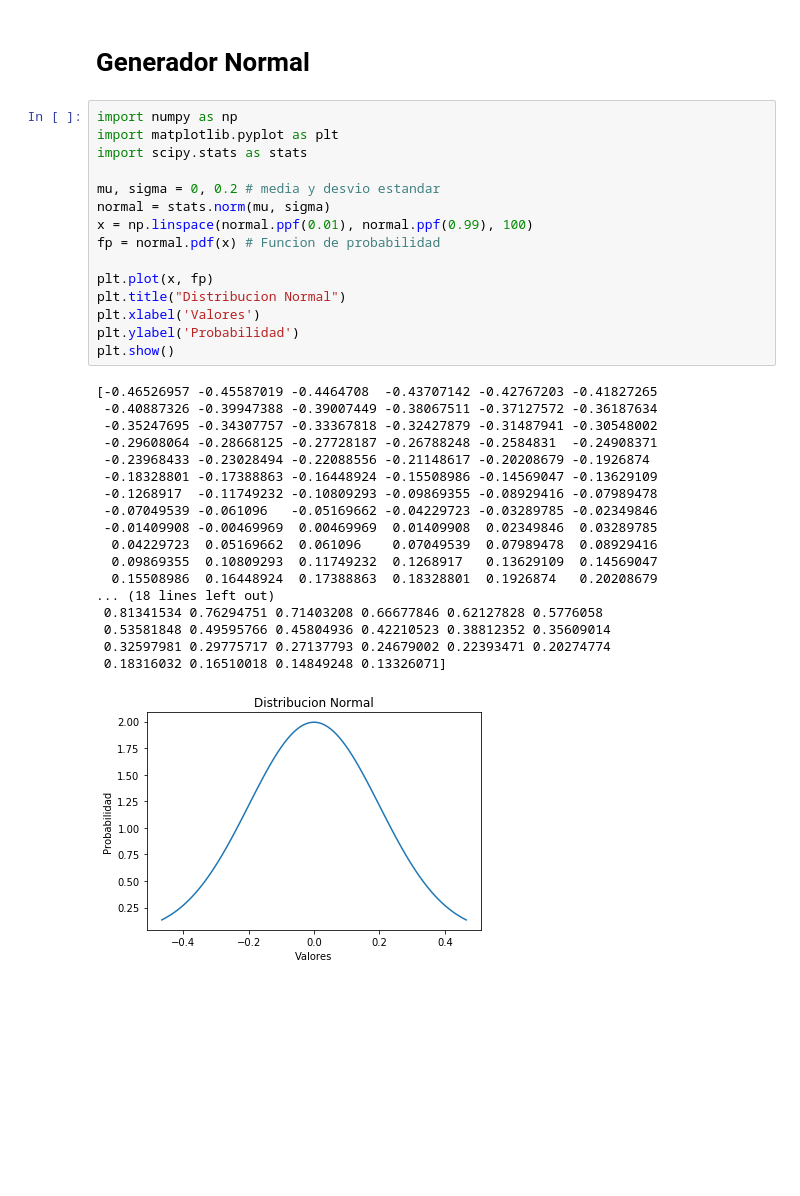
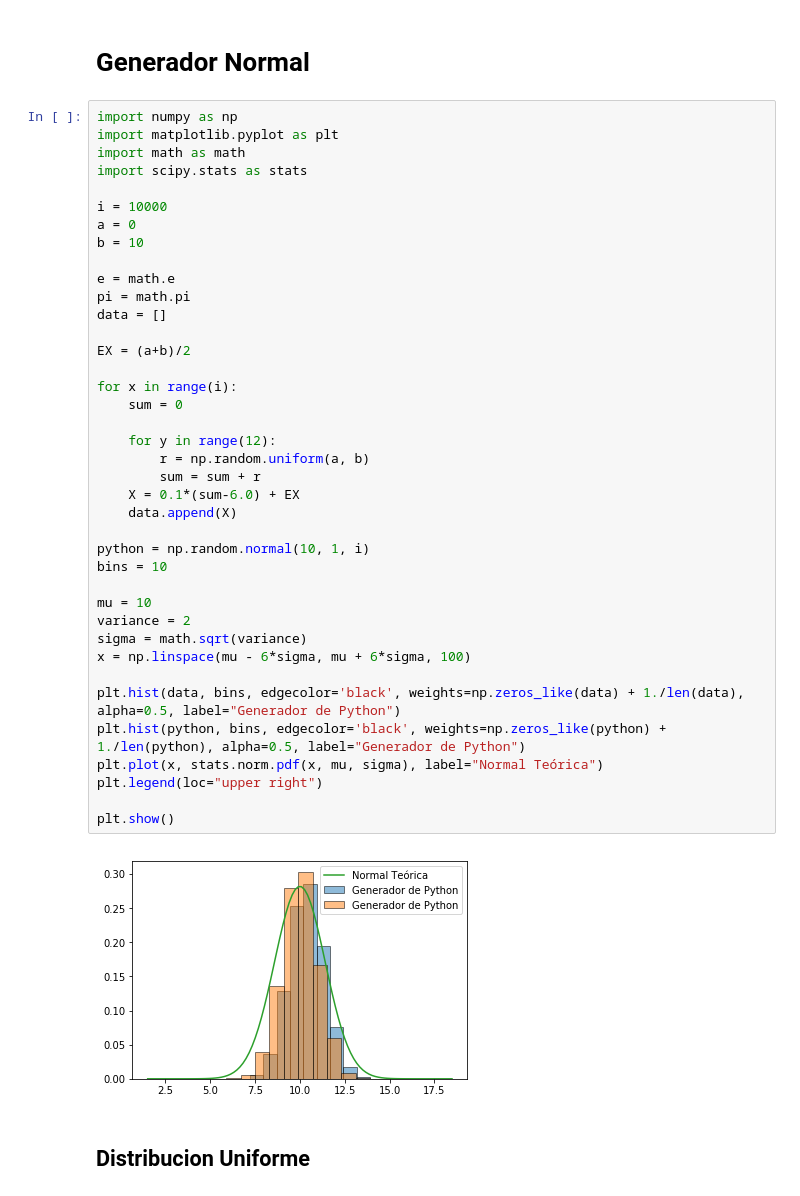
Before and after one commit to alejaz92/facultad, a Jupyter notebook: TP2.2.ipynb, the cells around one changed output. Drawn from its saved outputs; the diff is of its cells as text; blank space fills up the shorter version.

```diff
--- a/TP2.2.ipynb
+++ b/TP2.2.ipynb
@@ -1,36 +12,45 @@
 # %% [markdown]
 # Generador Normal
-# %%
-import numpy as np
-import matplotlib.pyplot as plt
-import scipy.stats as stats
-
-mu, sigma = 0, 0.2 # media y desvio estandar
-normal = stats.norm(mu, sigma)
-x = np.linspace(normal.ppf(0.01), normal.ppf(0.99), 100)
-fp = normal.pdf(x) # Funcion de probabilidad
-
-plt.plot(x, fp)
-plt.title("Distribucion Normal")
-plt.xlabel('Valores')
-plt.ylabel('Probabilidad')
-plt.show()
-# %% [output]
-[-0.46526957 -0.45587019 -0.4464708  -0.43707142 -0.42767203 -0.41827265
- -0.40887326 -0.39947388 -0.39007449 -0.38067511 -0.37127572 -0.36187634
- -0.35247695 -0.34307757 -0.33367818 -0.32427879 -0.31487941 -0.30548002
- -0.29608064 -0.28668125 -0.27728187 -0.26788248 -0.2584831  -0.24908371
- -0.23968433 -0.23028494 -0.22088556 -0.21148617 -0.20208679 -0.1926874
- -0.18328801 -0.17388863 -0.16448924 -0.15508986 -0.14569047 -0.13629109
- -0.1268917  -0.11749232 -0.10809293 -0.09869355 -0.08929416 -0.07989478
- -0.07049539 -0.061096   -0.05169662 -0.04229723 -0.03289785 -0.02349846
- -0.01409908 -0.00469969  0.00469969  0.01409908  0.02349846  0.03289785
-  0.04229723  0.05169662  0.061096    0.07049539  0.07989478  0.08929416
-  0.09869355  0.10809293  0.11749232  0.1268917   0.13629109  0.14569047
-  0.15508986  0.16448924  0.17388863  0.18328801  0.1926874   0.20208679
-... (18 lines left out)
- 0.81341534 0.76294751 0.71403208 0.66677846 0.62127828 0.5776058
- 0.53581848 0.49595766 0.45804936 0.42210523 0.38812352 0.35609014
- 0.32597981 0.29775717 0.27137793 0.24679002 0.22393471 0.20274774
- 0.18316032 0.16510018 0.14849248 0.13326071]
-[figure, removed]
+# %%
+import numpy as np
+import matplotlib.pyplot as plt
+import math as math
+import scipy.stats as stats
+
+i = 10000
+a = 0
+b = 10
+
+e = math.e
+pi = math.pi
+data = []
+
+EX = (a+b)/2
+
+for x in range(i):
+    sum = 0
+
+    for y in range(12):
+        r = np.random.uniform(a, b)
+        sum = sum + r
+    X = 0.1*(sum-6.0) + EX
+    data.append(X)
+
+python = np.random.normal(10, 1, i)
+bins = 10
+
+mu = 10
+variance = 2
+sigma = math.sqrt(variance)
+x = np.linspace(mu - 6*sigma, mu + 6*sigma, 100)
+
+plt.hist(data, bins, edgecolor='black', weights=np.zeros_like(data) + 1./len(data), alpha=0.5, label="Generador de Python")
+plt.hist(python, bins, edgecolor='black', weights=np.zeros_like(python) + 1./len(python), alpha=0.5, label="Generador de Python")
+plt.plot(x, stats.norm.pdf(x, mu, sigma), label="Normal Teórica")
+plt.legend(loc="upper right")
+
+plt.show()
+# %% [output]
+[figure, added]
+# %% [markdown]
+## Distribucion Uniforme
```
Also changed, not shown: parts of 16 cells of this notebook.
